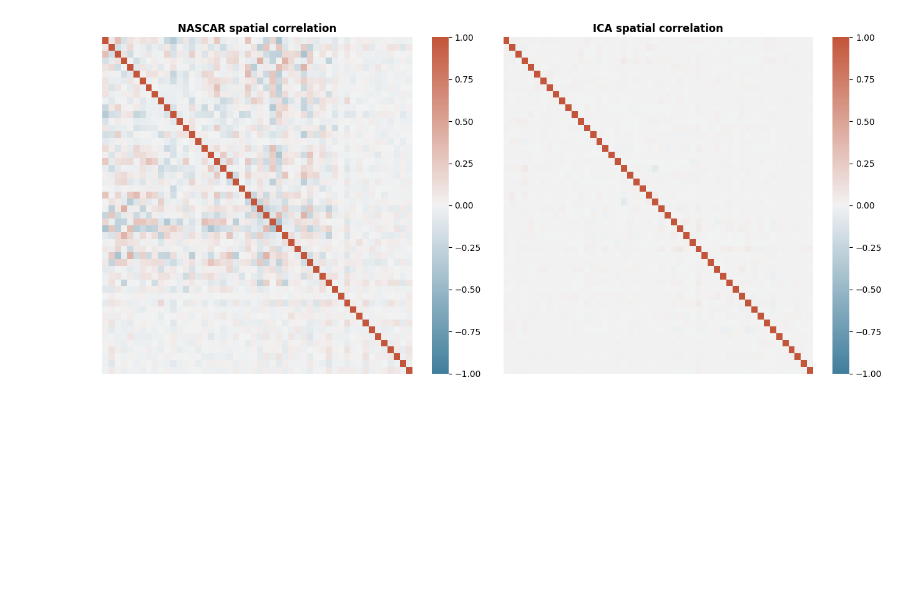
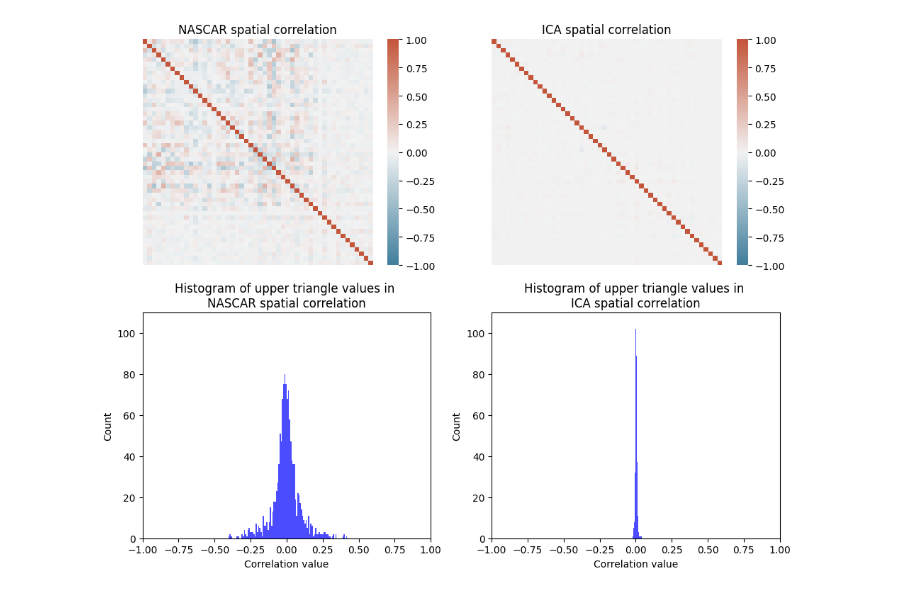
Before and after one commit to snapfinger/Untamed, a Jupyter notebook: vis_spatial_corr.ipynb, the cells around one changed output. Saved outputs shown, nothing was run; the diff lists cells and outputs as text; code cells hidden in the pictures; blank space fills up the shorter version.

Commit message:
add histogram

```diff
--- a/vis_spatial_corr.ipynb
+++ b/vis_spatial_corr.ipynb
@@ -24,22 +24,45 @@ ica_spatial = ica_data.get_fdata().T
 
 ica_spatial_df = pd.DataFrame(ica_spatial)
 ica_spatial_corr = ica_spatial_df.corr()
-# %%
-fig, axes = plt.subplots(1, 2, figsize=(13, 6))
-
-cmap = sns.diverging_palette(230, 20, as_cmap=True);
-sns.heatmap(nascar_spatial_corr, ax=axes[0], vmax=1.0, vmin=-1.0, center=0, cmap=cmap)
-axes[0].set_title("NASCAR spatial correlation", weight='bold')
-
-sns.heatmap(ica_spatial_corr, ax=axes[1], vmax=1.0, vmin=-1.0, center=0, cmap=cmap)
-axes[1].set_title("ICA spatial correlation", weight='bold')
-
-for ax in axes:
-    ax.tick_params(axis='both', which='both', length=0)  # Remove tick marks
-    ax.set_xticklabels([])
-    ax.set_yticklabels([])
-
-plt.tight_layout()
-plt.show()
-# %% [output]
-[figure, removed]
+# %%
+cmap = sns.diverging_palette(230, 20, as_cmap=True);
+
+subfigure_width = 5
+subfigure_height = 8
+
+ymax = 110
+
+fig, axes = plt.subplots(2, 2, figsize=(2 * subfigure_width, subfigure_height))
+
+def get_upper_triangle(matrix):
+    return matrix[np.triu_indices_from(matrix, k=1)]  # k=1 excludes the diagonal
+
+sns.heatmap(nascar_spatial_corr.to_numpy(), ax=axes[0, 0], vmax=1.0, vmin=-1.0, center=0, cmap=cmap)
+axes[0, 0].set_title("NASCAR spatial correlation")
+upper_tri1 = get_upper_triangle(nascar_spatial_corr.to_numpy())
+axes[1, 0].hist(upper_tri1, bins=100, color="blue", alpha=0.7)
+axes[1, 0].set_xlim([-1.0, 1.0])
+axes[1, 0].set_ylim([0, ymax])
+axes[1, 0].set_ylabel("Count")
+axes[1, 0].set_xlabel("Correlation value")
+axes[1, 0].set_title("Histogram of upper triangle values in \nNASCAR spatial correlation")
+
+sns.heatmap(ica_spatial_corr.to_numpy(), ax=axes[0, 1], vmax=1.0, vmin=-1.0, center=0, cmap=cmap)
+axes[0, 1].set_title("ICA spatial correlation")
+upper_tri2 = get_upper_triangle(ica_spatial_corr.to_numpy())
+axes[1, 1].hist(upper_tri2, bins=100, color="blue", alpha=0.7)
+axes[1, 1].set_xlim([-1.0, 1.0])
+axes[1, 1].set_ylim([0, ymax])
+axes[1, 1].set_ylabel("Count")
+axes[1, 1].set_xlabel("Correlation value")
+axes[1, 1].set_title("Histogram of upper triangle values in \nICA spatial correlation")
+
+for ax in axes[0, :]:
+    ax.tick_params(axis='both', which='both', length=0)
+    ax.set_xticklabels([])
+    ax.set_yticklabels([])
+
+plt.tight_layout()
+plt.show()
+# %% [output]
+[figure, added]
```
